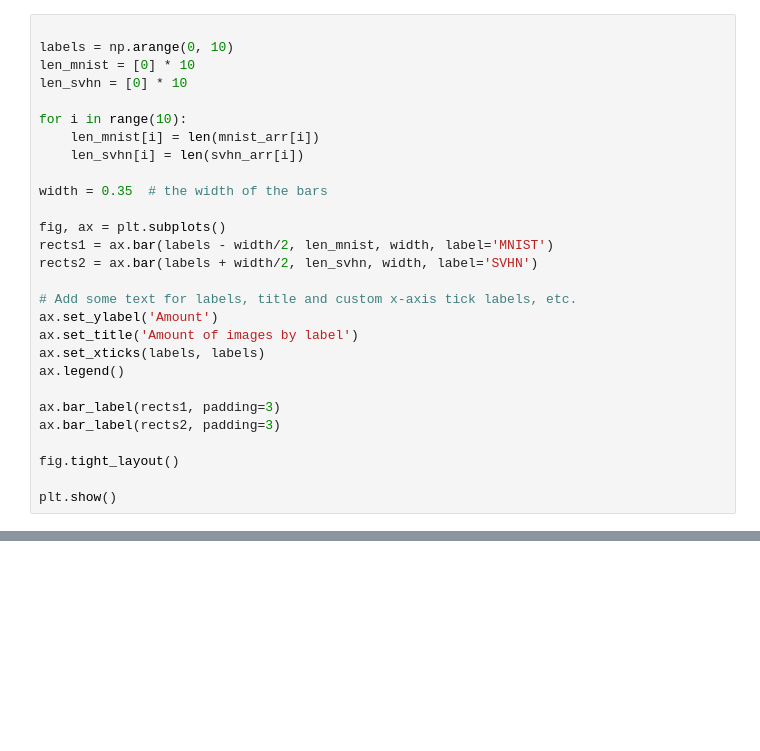
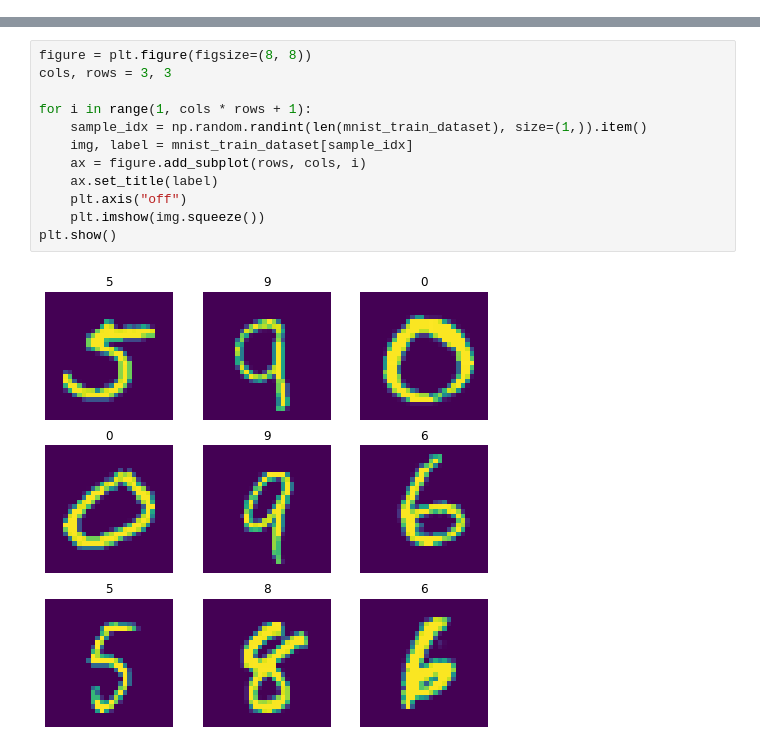
Before and after one commit to treyshotz/ML4CV, a Jupyter notebook: notebook255593e539.ipynb, the cells around one changed output, grey strips where cells are left out. Cells and saved outputs as stored; diff of their text form; blank space fills up the shorter version.

```diff
--- a/notebook255593e539.ipynb
+++ b/notebook255593e539.ipynb
@@ -158,28 +0,0 @@ plt.show()
-# %%
-
-labels = np.arange(0, 10)
-len_mnist = [0] * 10
-len_svhn = [0] * 10
-
-for i in range(10):
-    len_mnist[i] = len(mnist_arr[i])
-    len_svhn[i] = len(svhn_arr[i])
-
-width = 0.35  # the width of the bars
-
-fig, ax = plt.subplots()
-rects1 = ax.bar(labels - width/2, len_mnist, width, label='MNIST')
-rects2 = ax.bar(labels + width/2, len_svhn, width, label='SVHN')
-
-# Add some text for labels, title and custom x-axis tick labels, etc.
-ax.set_ylabel('Amount')
-ax.set_title('Amount of images by label')
-ax.set_xticks(labels, labels)
-ax.legend()
-
-ax.bar_label(rects1, padding=3)
-ax.bar_label(rects2, padding=3)
-
-fig.tight_layout()
-
-plt.show()
@@ -306,0 +72,14 @@ plt.imshow(image4.squeeze(), cmap="gray")
+# %%
+figure = plt.figure(figsize=(8, 8))
+cols, rows = 3, 3
+
+for i in range(1, cols * rows + 1):
+    sample_idx = np.random.randint(len(mnist_train_dataset), size=(1,)).item()
+    img, label = mnist_train_dataset[sample_idx]
+    ax = figure.add_subplot(rows, cols, i)
+    ax.set_title(label)
+    plt.axis("off")
+    plt.imshow(img.squeeze())
+plt.show()
+# %% [output]
+[figure, added]
```
Also changed, not shown: parts of 79 cells of this notebook, 2 other files.
